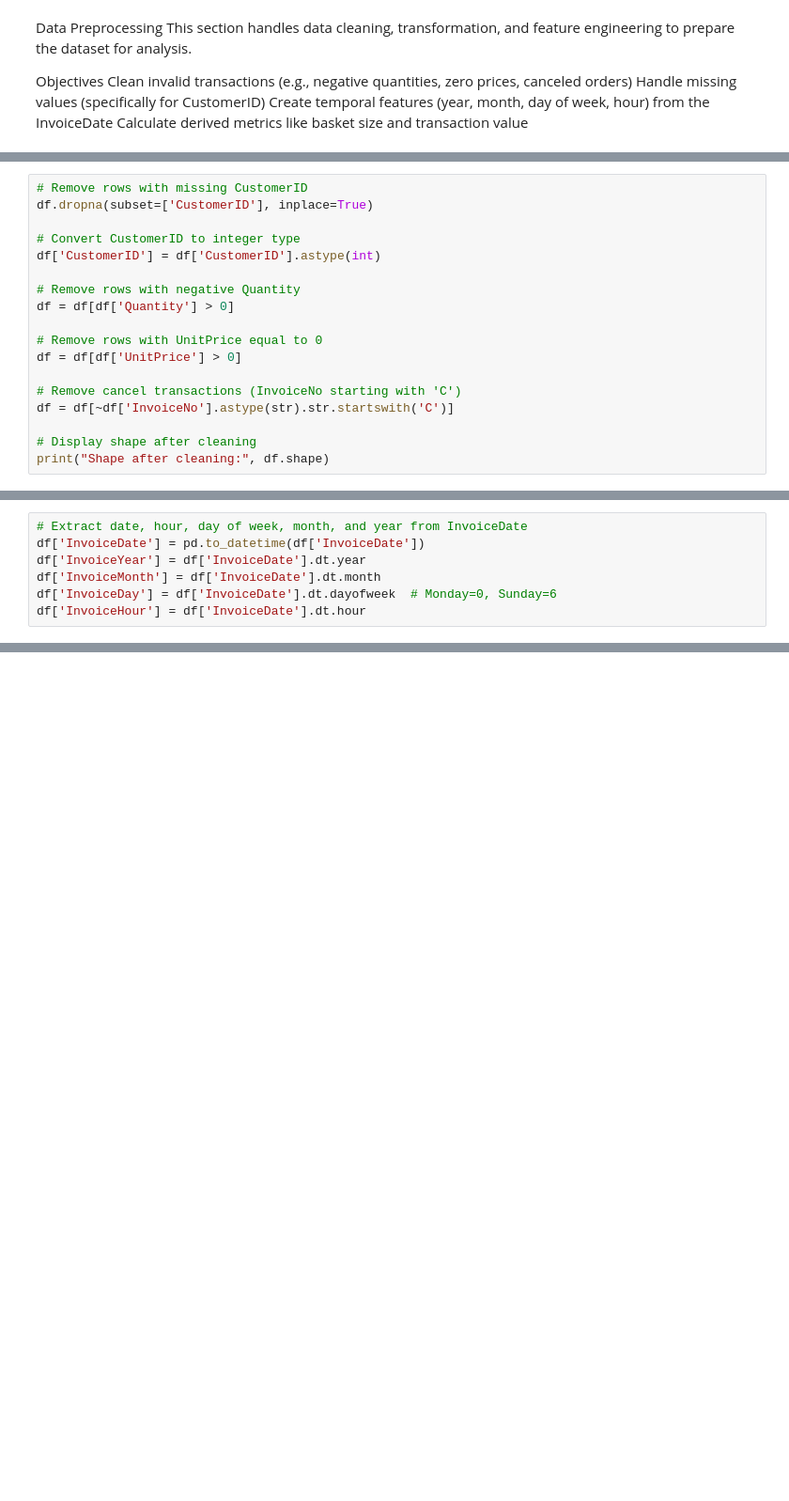
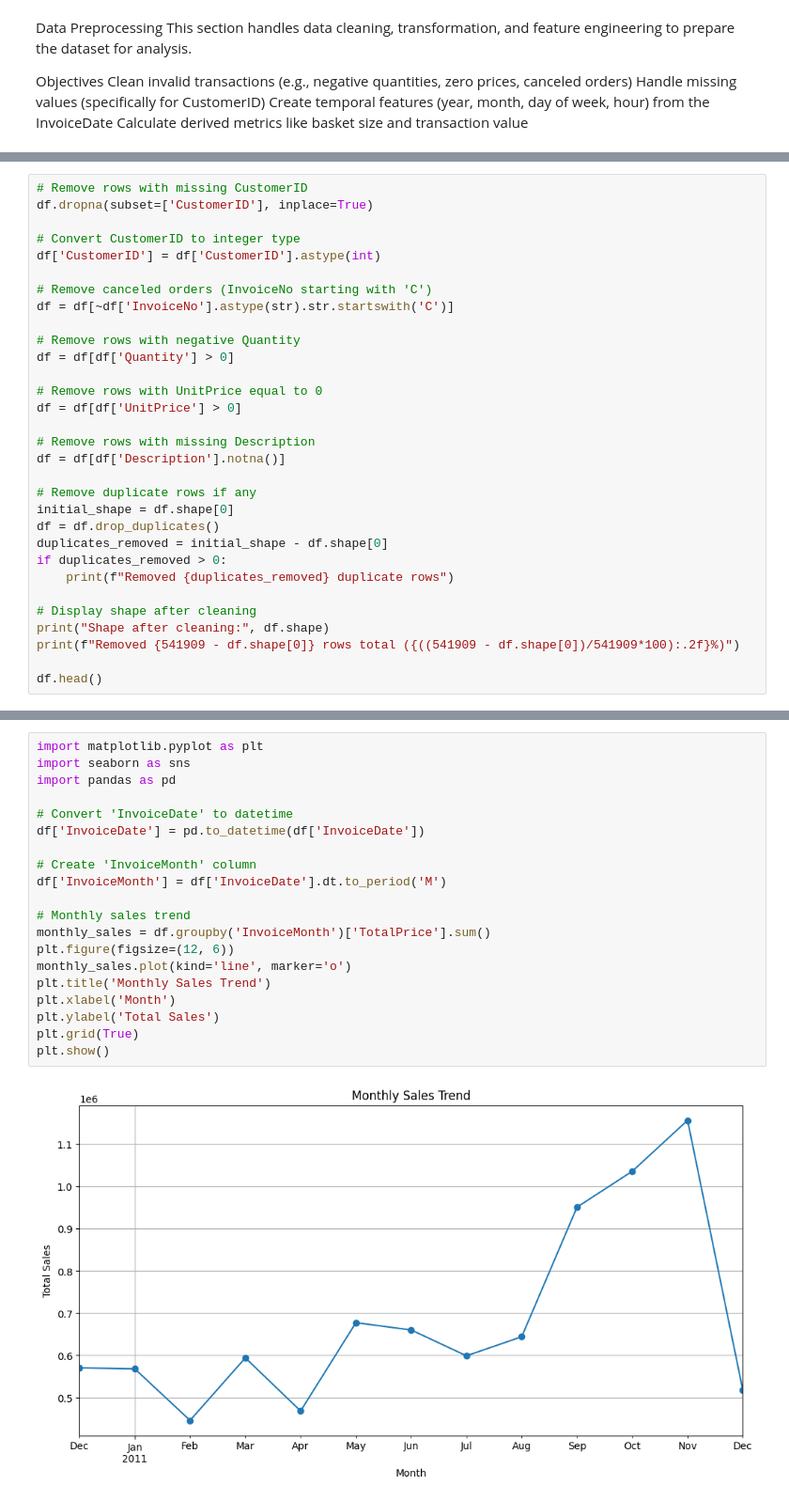
Before and after one commit to monurajj/Retail-Stock-Market-Behavior-Analysis, a Jupyter notebook: notebooks/completed/02_data_preprocessing.ipynb, the cells around one changed output, grey strips where cells are left out. Shown: that part at 94% size. Saved outputs shown, nothing was run; the diff lists cells and outputs as text; blank space fills up the shorter version.

Commit message:
added visualization

```diff
--- a/notebooks/completed/02_data_preprocessing.ipynb
+++ b/notebooks/completed/02_data_preprocessing.ipynb
@@ -14,15 +38,28 @@ df.dropna(subset=['CustomerID'], inplace=True)
 # Convert CustomerID to integer type
 df['CustomerID'] = df['CustomerID'].astype(int)
 
+# Remove canceled orders (InvoiceNo starting with 'C')
+df = df[~df['InvoiceNo'].astype(str).str.startswith('C')]
+
 # Remove rows with negative Quantity
 df = df[df['Quantity'] > 0]
 
 # Remove rows with UnitPrice equal to 0
 df = df[df['UnitPrice'] > 0]
 
-# Remove cancel transactions (InvoiceNo starting with 'C')
-df = df[~df['InvoiceNo'].astype(str).str.startswith('C')]
+# Remove rows with missing Description
+df = df[df['Description'].notna()]
+
+# Remove duplicate rows if any
+initial_shape = df.shape[0]
+df = df.drop_duplicates()
+duplicates_removed = initial_shape - df.shape[0]
+if duplicates_removed > 0:
+    print(f"Removed {duplicates_removed} duplicate rows")
 
 # Display shape after cleaning
 print("Shape after cleaning:", df.shape)
+print(f"Removed {541909 - df.shape[0]} rows total ({((541909 - df.shape[0])/541909*100):.2f}%)")
+
+df.head()
 # %% [output]
@@ -30,8 +75 @@ NameError: name 'df' is not defined
-# %%
-# Extract date, hour, day of week, month, and year from InvoiceDate
-df['InvoiceDate'] = pd.to_datetime(df['InvoiceDate'])
-df['InvoiceYear'] = df['InvoiceDate'].dt.year
-df['InvoiceMonth'] = df['InvoiceDate'].dt.month
-df['InvoiceDay'] = df['InvoiceDate'].dt.dayofweek  # Monday=0, Sunday=6
-df['InvoiceHour'] = df['InvoiceDate'].dt.hour
 # %%
@@ -52,0 +217,22 @@ display(df.head())
+# %%
+import matplotlib.pyplot as plt
+import seaborn as sns
+import pandas as pd
+
+# Convert 'InvoiceDate' to datetime
+df['InvoiceDate'] = pd.to_datetime(df['InvoiceDate'])
+
+# Create 'InvoiceMonth' column
+df['InvoiceMonth'] = df['InvoiceDate'].dt.to_period('M')
+
+# Monthly sales trend
+monthly_sales = df.groupby('InvoiceMonth')['TotalPrice'].sum()
+plt.figure(figsize=(12, 6))
+monthly_sales.plot(kind='line', marker='o')
+plt.title('Monthly Sales Trend')
+plt.xlabel('Month')
+plt.ylabel('Total Sales')
+plt.grid(True)
+plt.show()
+# %% [output]
+[figure, added]
```
Also changed, not shown: parts of 19 cells of this notebook, 1 other file.
